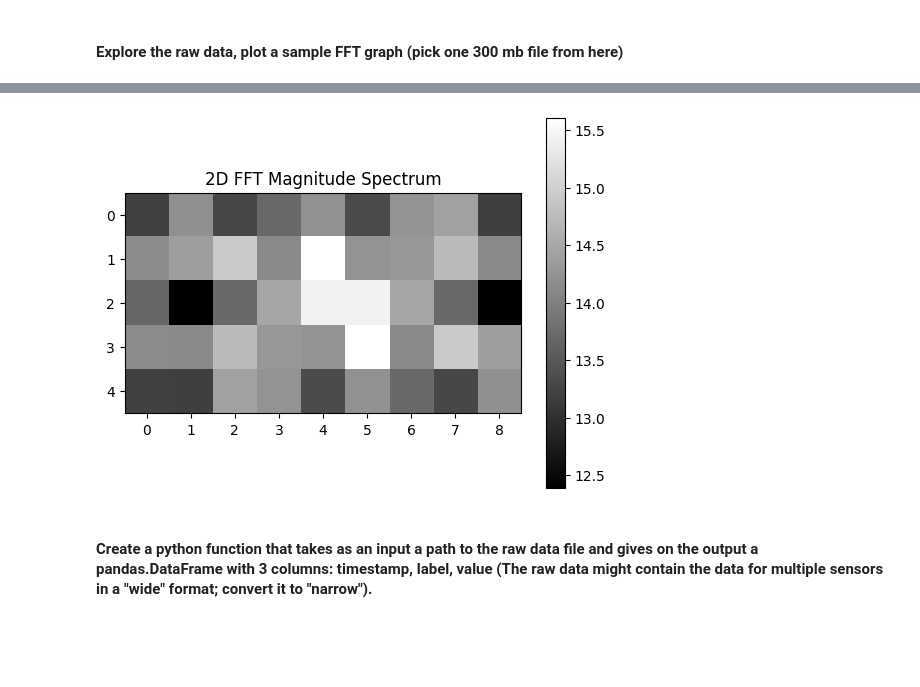
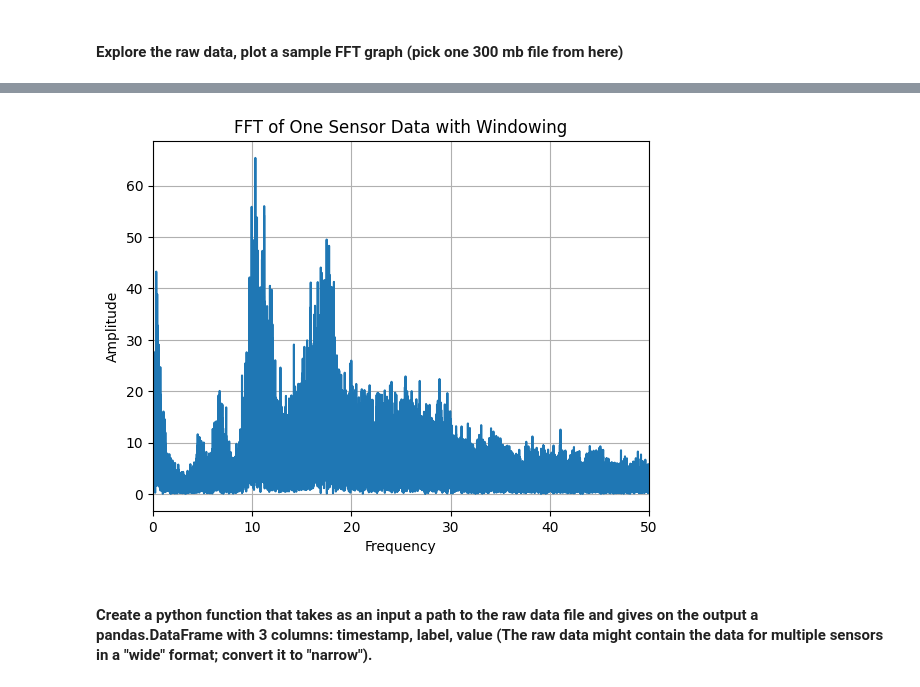
Before and after one commit to shayansss/sample_task, a Jupyter notebook: samples.ipynb, the cells around one changed output, grey strips where cells are left out. Cells and saved outputs as stored; diff of their text form; code cells hidden in the pictures; blank space fills up the shorter version.

```diff
--- a/samples.ipynb
+++ b/samples.ipynb
@@ -58,19 +68,33 @@ plt.show()
-# %%
-# Working on multiple sensor data:
-# As I am not familiar with 2d FFT, I stay with 1D for now.
-
-image = data2[:5]
-
-fft_result = np.fft.fft2(image)
-
-magnitude_spectrum = np.abs(np.fft.fftshift(fft_result))[:,::100000]
-
-plt.imshow(np.log1p(magnitude_spectrum), cmap='gray')
-plt.colorbar()
-plt.title('2D FFT Magnitude Spectrum')
-plt.show()
-# %% [output]
-[figure, removed]
+# %%
+# applying a filter for example (this needs more work)
+
+sensor_data = data2[0]
+N = len(data5)
+T = data5[1] - data5[0]
+
+# np.hanning, np.hamming, np.blackman
+window = np.hamming(N)  # Using Hanning window as an example
+windowed_sensor_data = sensor_data * window
+
+# FFT of the windowed data
+yf = scipy.fft.fft(windowed_sensor_data)
+xf = scipy.fft.fftfreq(N, T)[:N//2]
+
+indeces = xf < 50
+
+yf = np.abs(yf[0:N//2][indeces])
+xf = xf[indeces]
+
+# Plotting
+plt.plot(xf, 2.0/N * yf)
+plt.title('FFT of One Sensor Data with Windowing')
+plt.xlabel('Frequency')
+plt.ylabel('Amplitude')
+plt.grid()
+plt.xlim(0, 50)  # Limiting to 50 Hz as per your requirement
+plt.show()
+# %% [output]
+[figure, added]
 # %% [markdown]
 #### Create a python function that takes as an input a path to the raw data file and gives on the output a pandas.DataFrame with 3 columns: timestamp, label, value (The raw data might contain the data for multiple sensors in a "wide" format; convert it to "narrow").
 # %%
```
Also changed, not shown: parts of 9 cells of this notebook.
